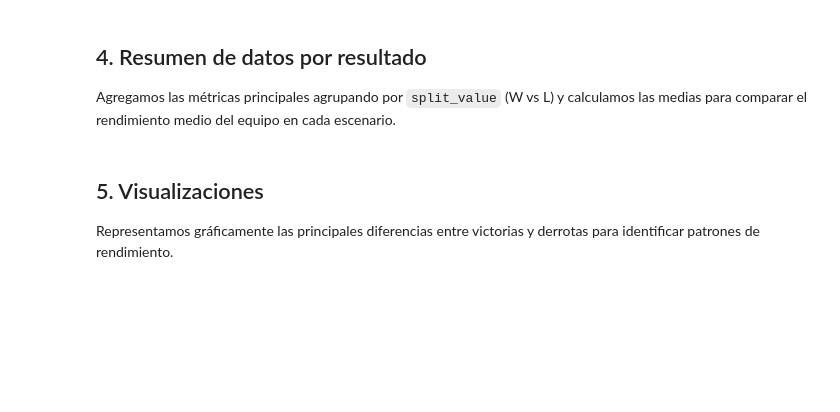
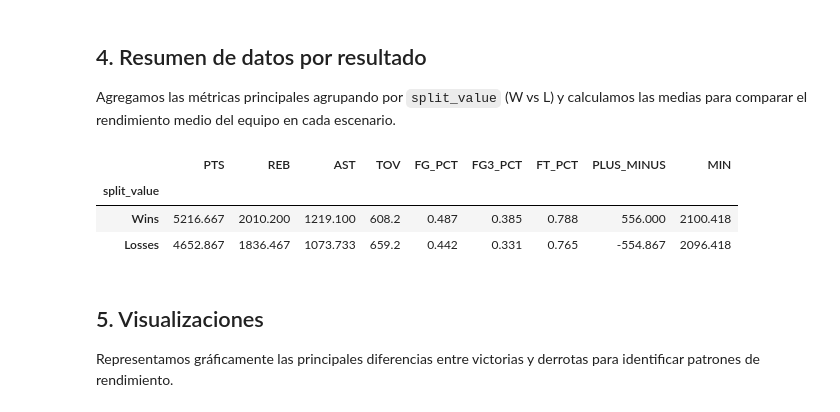
Before and after one commit to diazpablogon/BasketballAnalysis, a Jupyter notebook: 01_data_scrapping/01b_modelling/01a_teamdashboard/01a_generalsplits/01c_win_loss.ipynb, the cells around one changed output. Drawn from its saved outputs; the diff is of its cells as text; code cells hidden in the pictures; blank space fills up the shorter version.

```diff
--- a/01_data_scrapping/01b_modelling/01a_teamdashboard/01a_generalsplits/01c_win_loss.ipynb
+++ b/01_data_scrapping/01b_modelling/01a_teamdashboard/01a_generalsplits/01c_win_loss.ipynb
@@ -65,18 +92,23 @@ Agregamos las métricas principales agrupando por `split_value` (W vs L) y calcu
 # %%
 summary_metrics = [
     "PTS", "REB", "AST", "TOV", "FG_PCT", "FG3_PCT", "FT_PCT", "PLUS_MINUS", "MIN",
 ]
-available_splits = [split for split in ["W", "L"] if split in df_winloss["split_value"].unique()]
+available_splits = [split for split in ["Wins", "Losses"] if split in df_winloss["split_value"].unique()]
 
 summary_table = (
     df_winloss
     .groupby("split_value")[summary_metrics]
     .mean(numeric_only=True)
     .reindex(available_splits)
     .round(3)
 )
 
 summary_table
+# %% [output]
+|  | PTS | REB | AST | TOV | FG_PCT | FG3_PCT | FT_PCT | PLUS_MINUS | MIN |
+| split_value |  |  |  |  |  |  |  |  |  |
+| Wins | 5216.667 | 2010.200 | 1219.100 | 608.2 | 0.487 | 0.385 | 0.788 | 556.000 | 2100.418 |
+| Losses | 4652.867 | 1836.467 | 1073.733 | 659.2 | 0.442 | 0.331 | 0.765 | -554.867 | 2096.418 |
 # %% [markdown]
 ## 5. Visualizaciones
 
```
Also changed, not shown: parts of 12 cells of this notebook, 1 other file.
